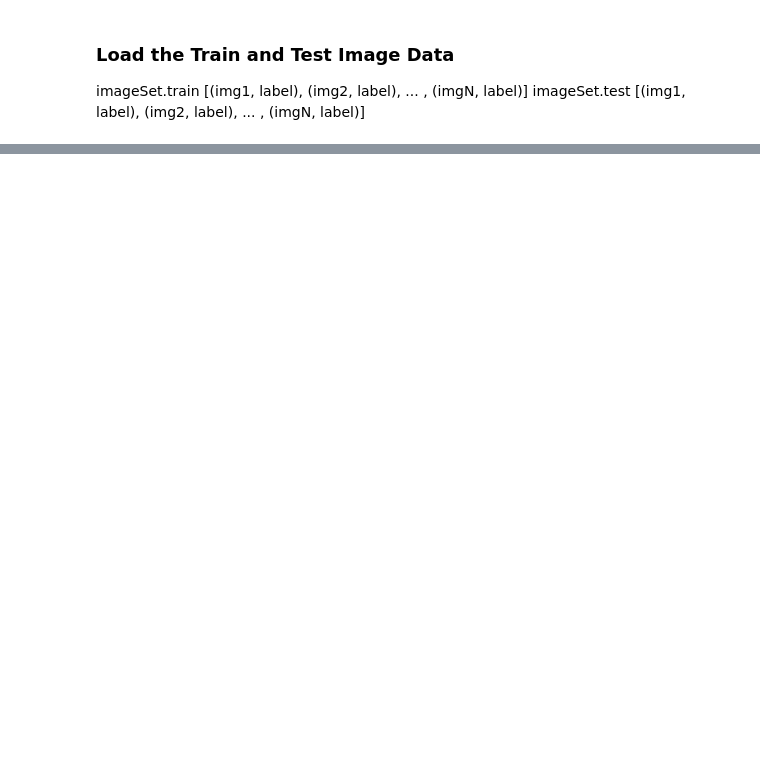
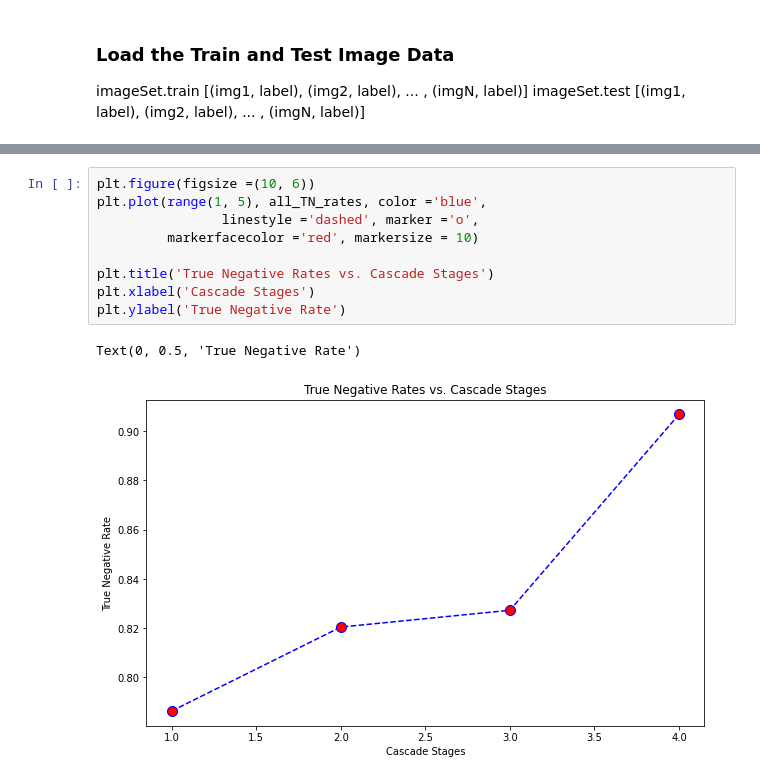
Before and after one commit to wang3450/ECE661, a Jupyter notebook: HW10/task3.ipynb, the cells around one changed output, grey strips where cells are left out. Drawn from its saved outputs; the diff is of its cells as text; blank space fills up the shorter version.

```diff
--- a/HW10/task3.ipynb
+++ b/HW10/task3.ipynb
@@ -66,0 +127,12 @@ False Negative: 0.6295774647887324
+# %%
+plt.figure(figsize =(10, 6))
+plt.plot(range(1, 5), all_TN_rates, color ='blue',
+                linestyle ='dashed', marker ='o',
+         markerfacecolor ='red', markersize = 10)
+
+plt.title('True Negative Rates vs. Cascade Stages')
+plt.xlabel('Cascade Stages')
+plt.ylabel('True Negative Rate')
+# %% [output]
+Text(0, 0.5, 'True Negative Rate')
+[figure, added]
```
Also changed, not shown: parts of 11 cells of this notebook, 4 other files.
